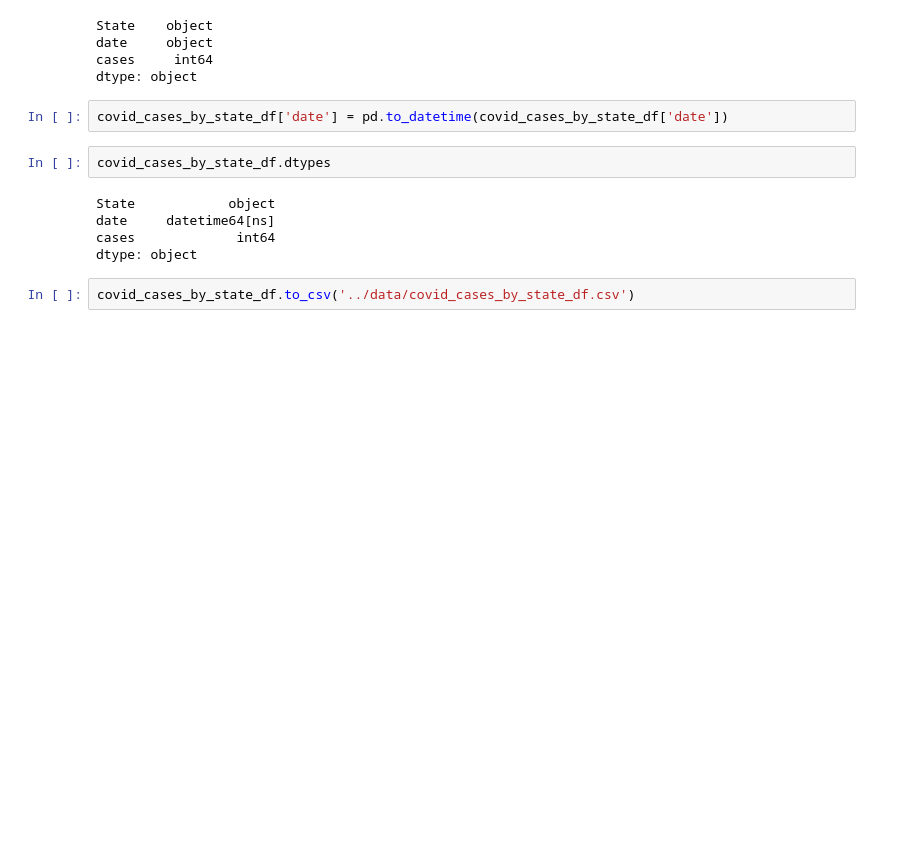
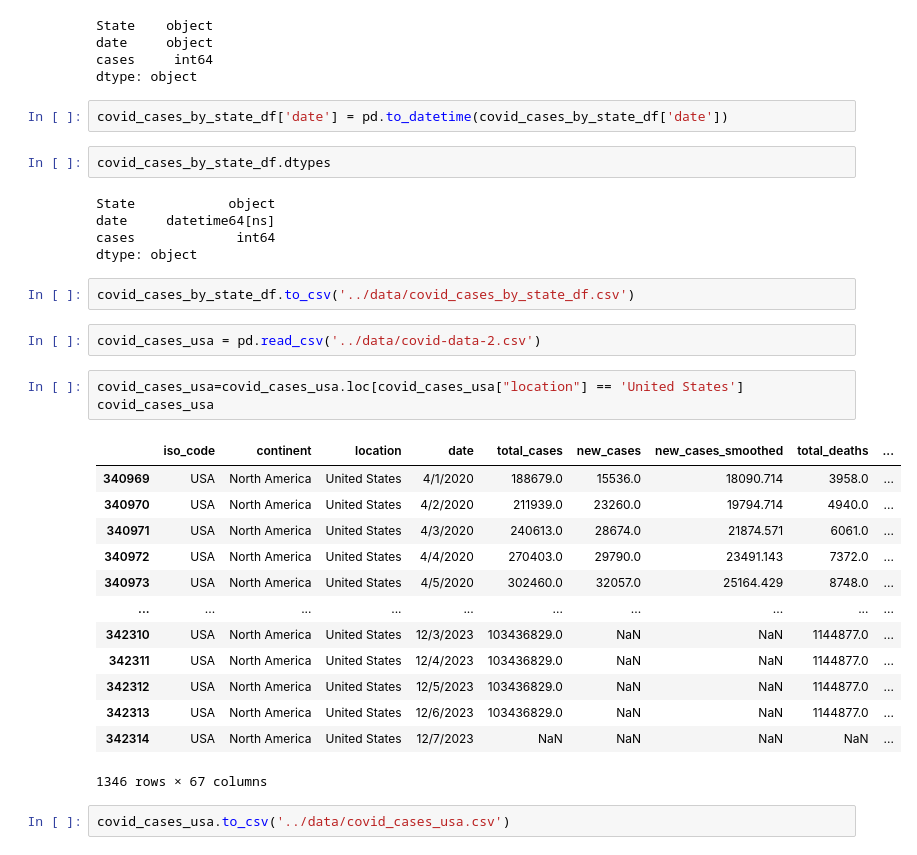
Before and after one commit to roaayousif/covid19_affects_on_mental_health, a Jupyter notebook: notebook/capstone_covid_data.ipynb, the cells around one changed output. Cells and saved outputs as stored; diff of their text form; blank space fills up the shorter version.

```diff
--- a/notebook/capstone_covid_data.ipynb
+++ b/notebook/capstone_covid_data.ipynb
@@ -93,3 +93,24 @@ cases             int64
 dtype: object
 # %%
 covid_cases_by_state_df.to_csv('../data/covid_cases_by_state_df.csv')
+# %%
+covid_cases_usa = pd.read_csv('../data/covid-data-2.csv')
+# %%
+covid_cases_usa=covid_cases_usa.loc[covid_cases_usa["location"] == 'United States']
+covid_cases_usa
+# %% [output]
+|  | iso_code | continent | location | date | total_cases | new_cases | new_cases_smoothed | total_deaths | ... |
+| 340969 | USA | North America | United States | 4/1/2020 | 188679.0 | 15536.0 | 18090.714 | 3958.0 | ... |
+| 340970 | USA | North America | United States | 4/2/2020 | 211939.0 | 23260.0 | 19794.714 | 4940.0 | ... |
+| 340971 | USA | North America | United States | 4/3/2020 | 240613.0 | 28674.0 | 21874.571 | 6061.0 | ... |
+| 340972 | USA | North America | United States | 4/4/2020 | 270403.0 | 29790.0 | 23491.143 | 7372.0 | ... |
+| 340973 | USA | North America | United States | 4/5/2020 | 302460.0 | 32057.0 | 25164.429 | 8748.0 | ... |
+| ... | ... | ... | ... | ... | ... | ... | ... | ... | ... |
+| 342310 | USA | North America | United States | 12/3/2023 | 103436829.0 | NaN | NaN | 1144877.0 | ... |
+| 342311 | USA | North America | United States | 12/4/2023 | 103436829.0 | NaN | NaN | 1144877.0 | ... |
+| 342312 | USA | North America | United States | 12/5/2023 | 103436829.0 | NaN | NaN | 1144877.0 | ... |
+| 342313 | USA | North America | United States | 12/6/2023 | 103436829.0 | NaN | NaN | 1144877.0 | ... |
+| 342314 | USA | North America | United States | 12/7/2023 | NaN | NaN | NaN | NaN | ... |
+1346 rows × 67 columns
+# %%
+covid_cases_usa.to_csv('../data/covid_cases_usa.csv')
```
Also changed, not shown: 5 other files.
